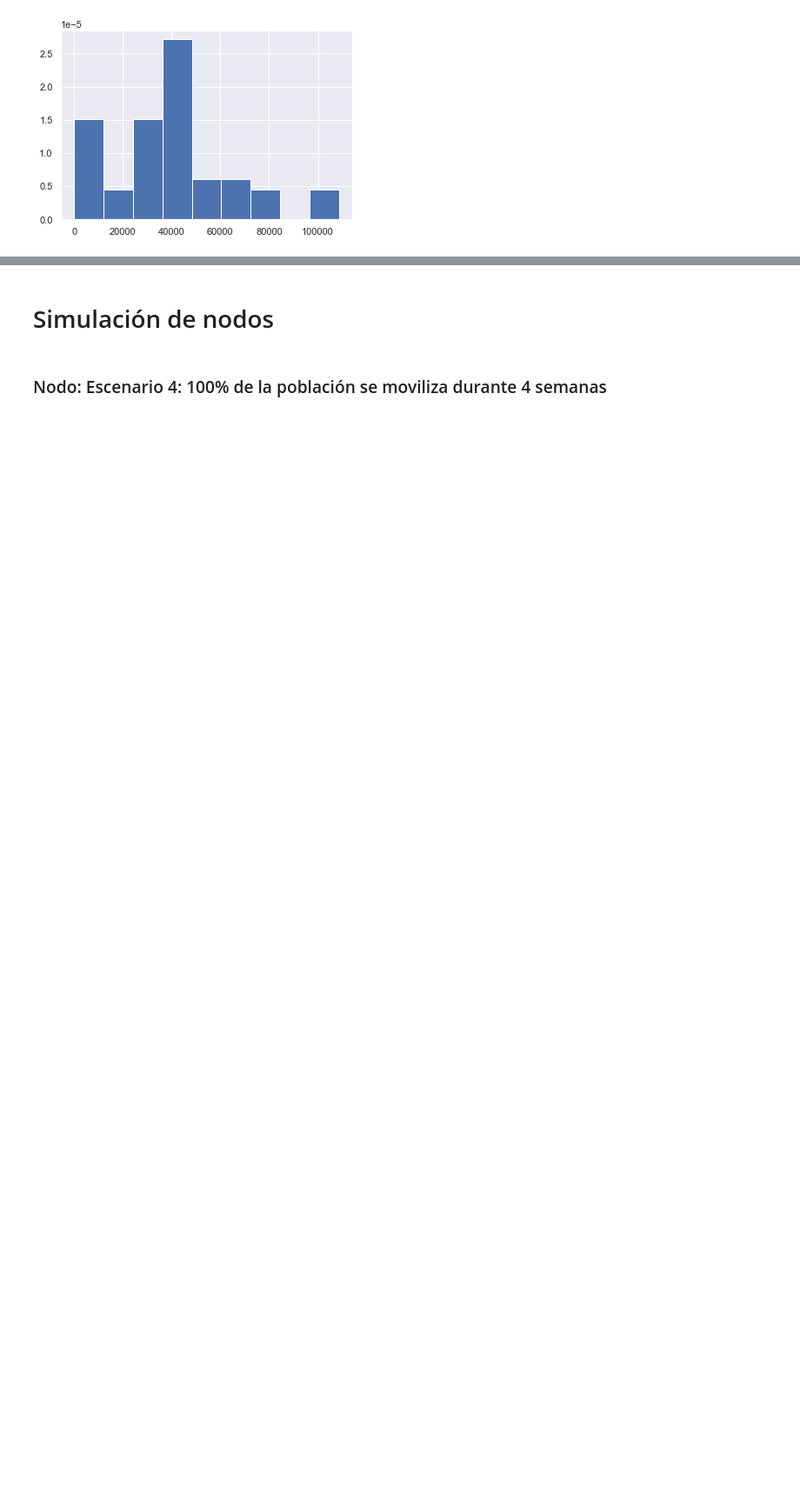
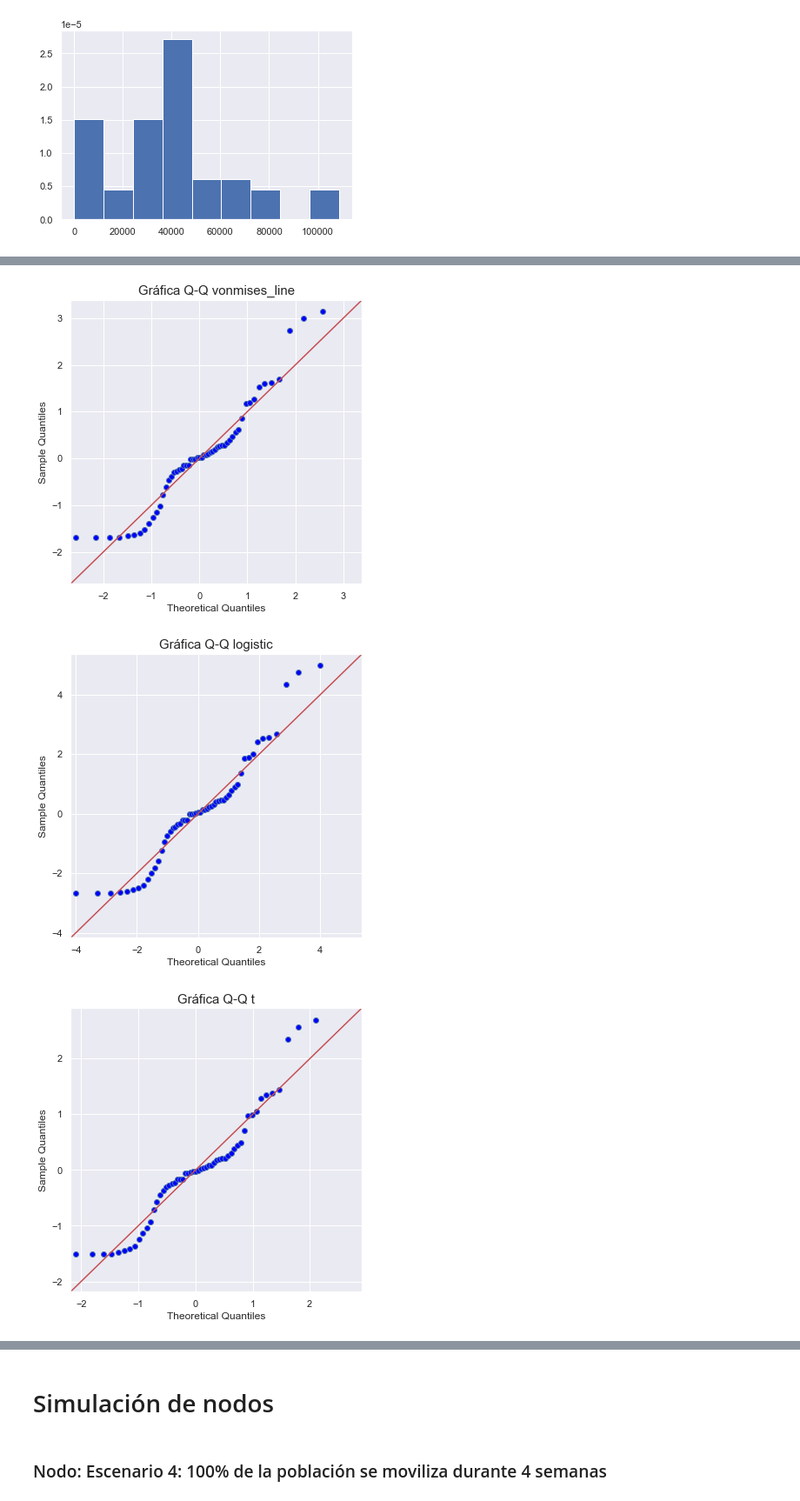
Before and after one commit to Miriam1999/proyecto_modulo1, a Jupyter notebook: ProyectoModulo1_MedellínM_OrtizM.ipynb, the cells around one changed output, grey strips where cells are left out. Shown at 87% size. Saved outputs shown, nothing was run; the diff lists cells and outputs as text; code cells hidden in the pictures; blank space fills up the shorter version.

```diff
--- a/ProyectoModulo1_MedellínM_OrtizM.ipynb
+++ b/ProyectoModulo1_MedellínM_OrtizM.ipynb
@@ -279,0 +278,10 @@ plt.show()
+# %%
+dist = best
+for i in range(3):
+    fig, ax = plt.subplots(1,1, figsize=[6,6])
+    sm.qqplot(data,dist=getattr(st, best.index[i]), line='45', fit=True, ax=ax)
+    plt.title(f"Gráfica Q-Q {best.index[i]}", fontsize = 15)
+# %% [output]
+[figure, added]
+[figure, added]
+[figure, added]
```
Also changed, not shown: parts of 13 cells of this notebook.
